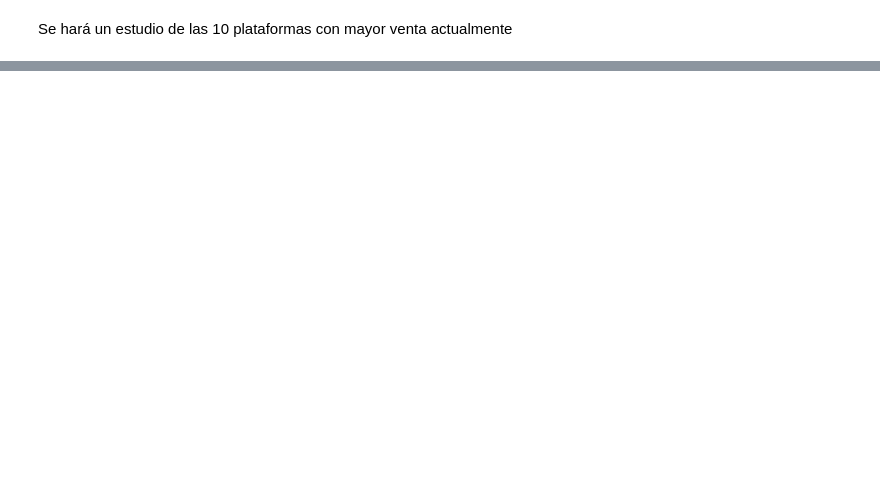
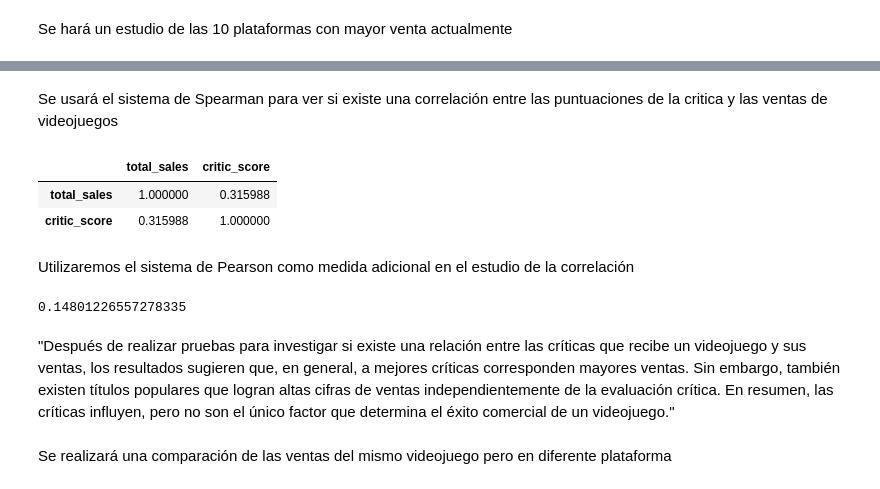
Before and after one commit to Rom5262/juegos-video, a Jupyter notebook: juego.ipynb, the cells around one changed output, grey strips where cells are left out. Cells and saved outputs as stored; diff of their text form; code cells hidden in the pictures; blank space fills up the shorter version.

```diff
--- a/juego.ipynb
+++ b/juego.ipynb
@@ -302,0 +316,20 @@ Name: total_sales, dtype: float64
+# %% [markdown]
+Se usará el sistema de Spearman para ver si existe una correlación entre las puntuaciones de la critica y las ventas de videojuegos
+# %%
+df[['total_sales','critic_score']].corr(method = 'spearman')
+# %% [output]
+|  | total_sales | critic_score |
+| total_sales | 1.000000 | 0.315988 |
+| critic_score | 0.315988 | 1.000000 |
+# %% [markdown]
+Utilizaremos el sistema de Pearson como medida adicional en el estudio de la correlación
+# %%
+rs_corr = (df['total_sales'].corr(df['critic_score']))
+
+print(rs_corr)
+# %% [output]
+0.14801226557278335
+# %% [markdown]
+"Después de realizar pruebas para investigar si existe una relación entre las críticas que recibe un videojuego y sus ventas, los resultados sugieren que, en general, a mejores críticas corresponden mayores ventas. Sin embargo, también existen títulos populares que logran altas cifras de ventas independientemente de la evaluación crítica. En resumen, las críticas influyen, pero no son el único factor que determina el éxito comercial de un videojuego."
+# %% [markdown]
+Se realizará una comparación de las ventas del mismo videojuego pero en diferente plataforma
```
Also changed, not shown: parts of 11 cells of this notebook, 1 other file.
